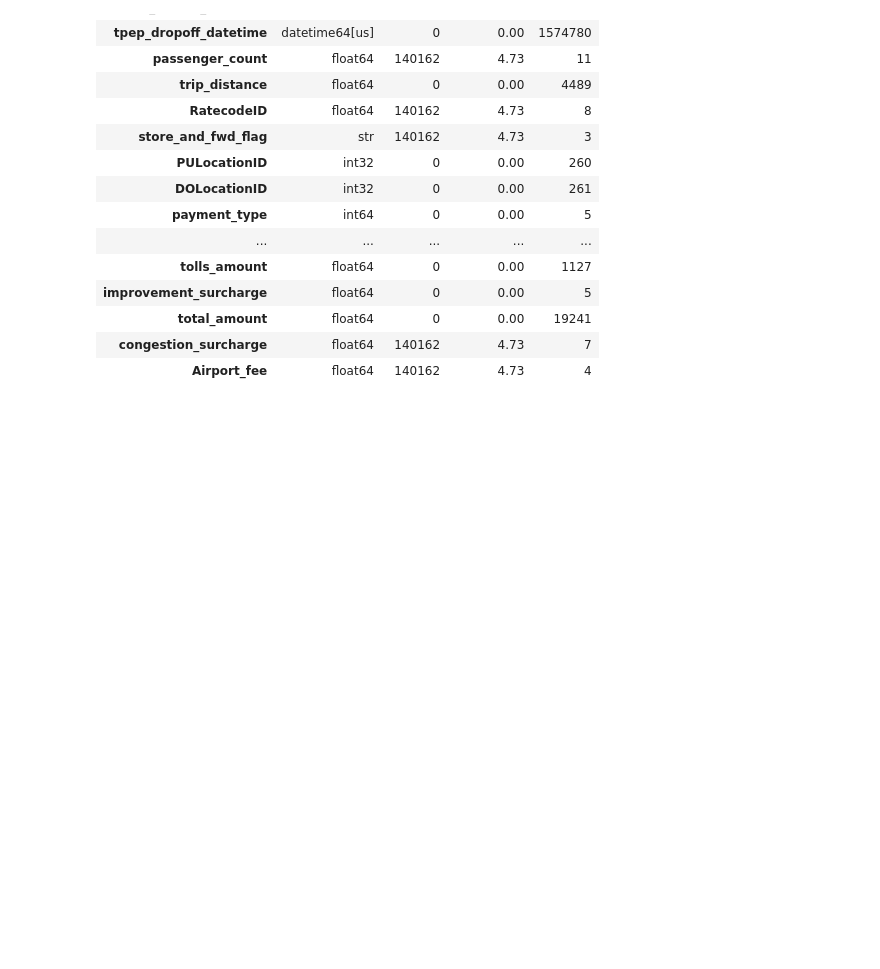
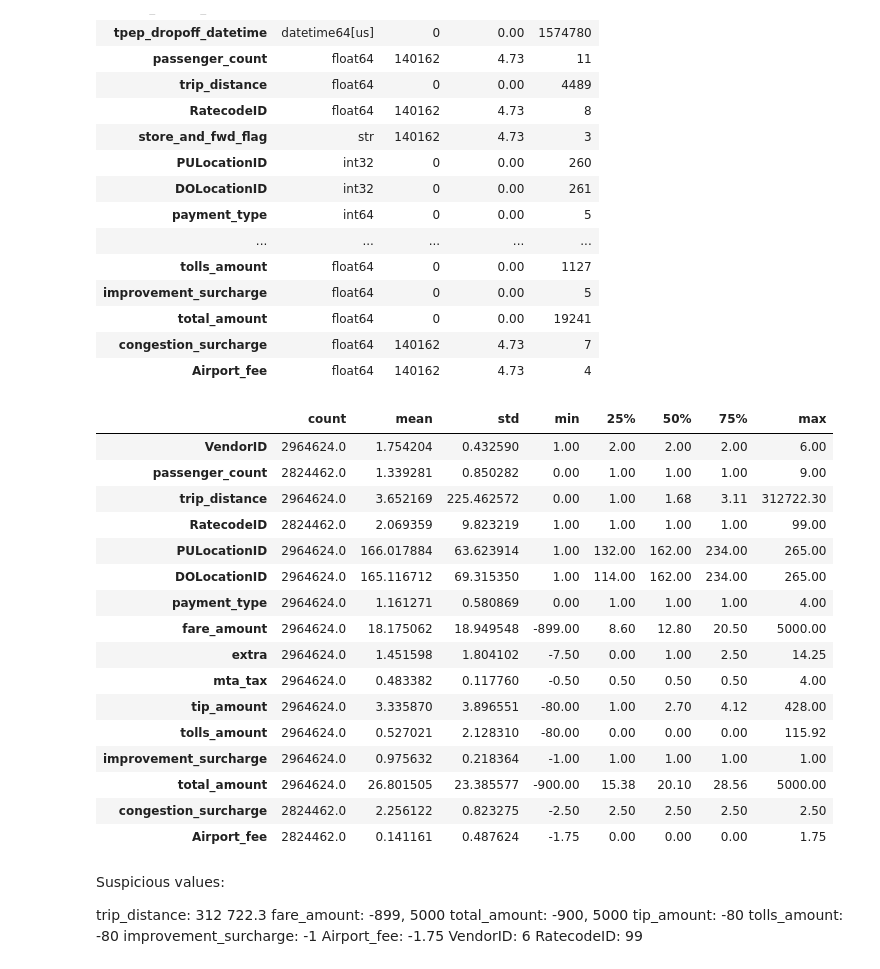
Before and after one commit to vnprr/nyc_tlc_de_lab, a Jupyter notebook: eda_yellow_trip_data.ipynb, the cells around one changed output. Drawn from its saved outputs; the diff is of its cells as text; code cells hidden in the pictures; blank space fills up the shorter version.

```diff
--- a/eda_yellow_trip_data.ipynb
+++ b/eda_yellow_trip_data.ipynb
@@ -205,6 +208,39 @@ summary
 | total_amount | float64 | 0 | 0.00 | 19241 |
 | congestion_surcharge | float64 | 140162 | 4.73 | 7 |
 | Airport_fee | float64 | 140162 | 4.73 | 4 |
+# %%
+numeric_columns = df.select_dtypes(include="number").columns
+df[numeric_columns].describe().T
+# %% [output]
+|  | count | mean | std | min | 25% | 50% | 75% | max |
+| VendorID | 2964624.0 | 1.754204 | 0.432590 | 1.00 | 2.00 | 2.00 | 2.00 | 6.00 |
+| passenger_count | 2824462.0 | 1.339281 | 0.850282 | 0.00 | 1.00 | 1.00 | 1.00 | 9.00 |
+| trip_distance | 2964624.0 | 3.652169 | 225.462572 | 0.00 | 1.00 | 1.68 | 3.11 | 312722.30 |
+| RatecodeID | 2824462.0 | 2.069359 | 9.823219 | 1.00 | 1.00 | 1.00 | 1.00 | 99.00 |
+| PULocationID | 2964624.0 | 166.017884 | 63.623914 | 1.00 | 132.00 | 162.00 | 234.00 | 265.00 |
+| DOLocationID | 2964624.0 | 165.116712 | 69.315350 | 1.00 | 114.00 | 162.00 | 234.00 | 265.00 |
+| payment_type | 2964624.0 | 1.161271 | 0.580869 | 0.00 | 1.00 | 1.00 | 1.00 | 4.00 |
+| fare_amount | 2964624.0 | 18.175062 | 18.949548 | -899.00 | 8.60 | 12.80 | 20.50 | 5000.00 |
+| extra | 2964624.0 | 1.451598 | 1.804102 | -7.50 | 0.00 | 1.00 | 2.50 | 14.25 |
+| mta_tax | 2964624.0 | 0.483382 | 0.117760 | -0.50 | 0.50 | 0.50 | 0.50 | 4.00 |
+| tip_amount | 2964624.0 | 3.335870 | 3.896551 | -80.00 | 1.00 | 2.70 | 4.12 | 428.00 |
+| tolls_amount | 2964624.0 | 0.527021 | 2.128310 | -80.00 | 0.00 | 0.00 | 0.00 | 115.92 |
+| improvement_surcharge | 2964624.0 | 0.975632 | 0.218364 | -1.00 | 1.00 | 1.00 | 1.00 | 1.00 |
+| total_amount | 2964624.0 | 26.801505 | 23.385577 | -900.00 | 15.38 | 20.10 | 28.56 | 5000.00 |
+| congestion_surcharge | 2824462.0 | 2.256122 | 0.823275 | -2.50 | 2.50 | 2.50 | 2.50 | 2.50 |
+| Airport_fee | 2824462.0 | 0.141161 | 0.487624 | -1.75 | 0.00 | 0.00 | 0.00 | 1.75 |
+# %% [markdown]
+Suspicious values:
+
+trip_distance: 312 722.3
+fare_amount: -899, 5000
+total_amount: -900, 5000
+tip_amount: -80
+tolls_amount: -80
+improvement_surcharge: -1
+Airport_fee: -1.75
+VendorID: 6
+RatecodeID: 99
 # %%
 for col in numeric_columns:
     print("=" * 77)
```
Also changed, not shown: parts of 2 cells of this notebook.
